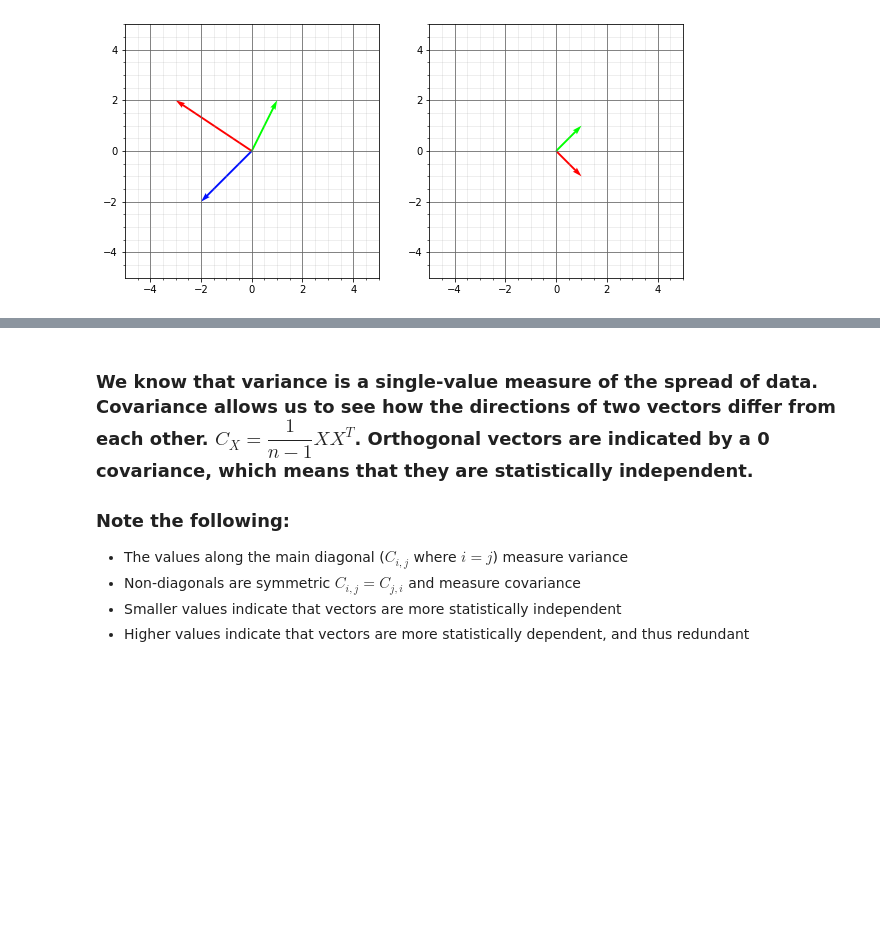
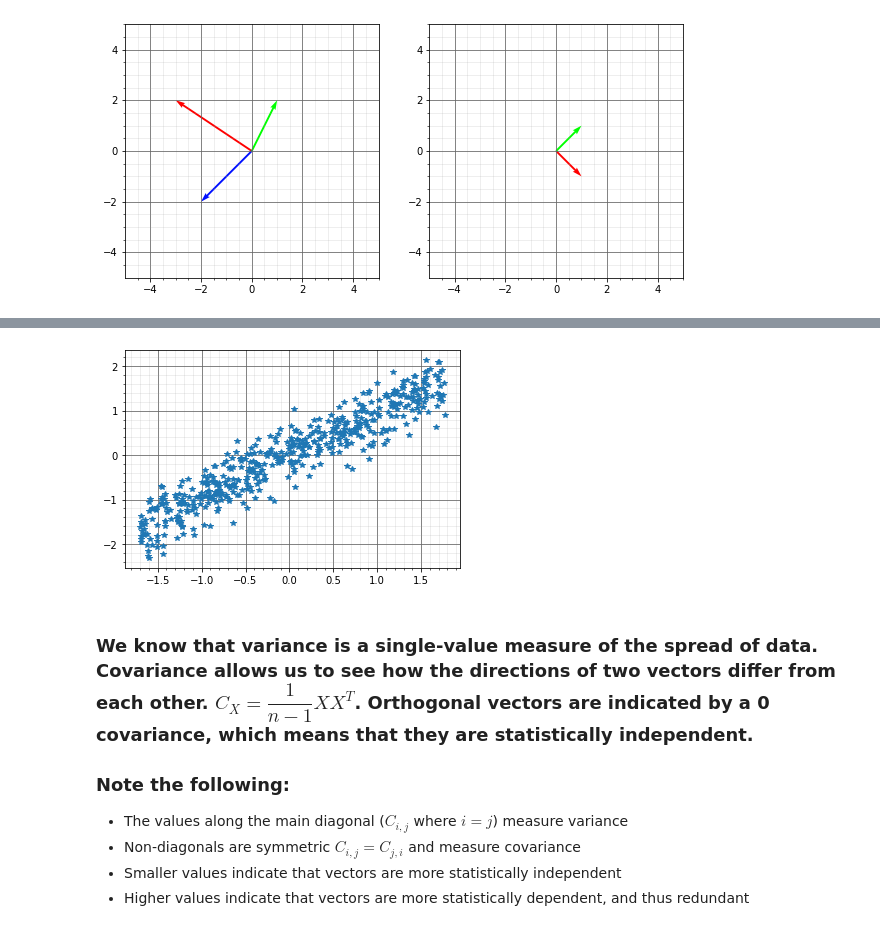
Before and after one commit to B33Boy/Data-Driven-Algorithms-Collection, a Jupyter notebook: Principal Component Analysis/PCA.ipynb, the cells around one changed output, grey strips where cells are left out. Cells and saved outputs as stored; diff of their text form; code cells hidden in the pictures; blank space fills up the shorter version.

```diff
--- a/Principal Component Analysis/PCA.ipynb
+++ b/Principal Component Analysis/PCA.ipynb
@@ -70,3 +84,16 @@ plt.show()
+# %%
+X = (X - np.mean(X, axis=0))/np.std(X, axis=0)
+
+plt.plot(X[:,0], X[:,1], '*')
+
+# Show the grid
+plt.grid(b=True, which='major', color='#666666', linestyle='-')
+plt.minorticks_on()
+plt.grid(b=True, which='minor', color='#999999', linestyle='-', alpha=0.2)
+
+plt.show()
+# %% [output]
+[figure, added]
 # %% [markdown]
 ### We know that variance is a single-value measure of the spread of data. Covariance allows us to see how the directions of two vectors differ from each other. $C_{X}=\dfrac{1}{n-1}XX^{T}$. Orthogonal vectors are indicated by a 0 covariance, which means that they are statistically independent.
 
```
Also changed, not shown: parts of 5 cells of this notebook.
